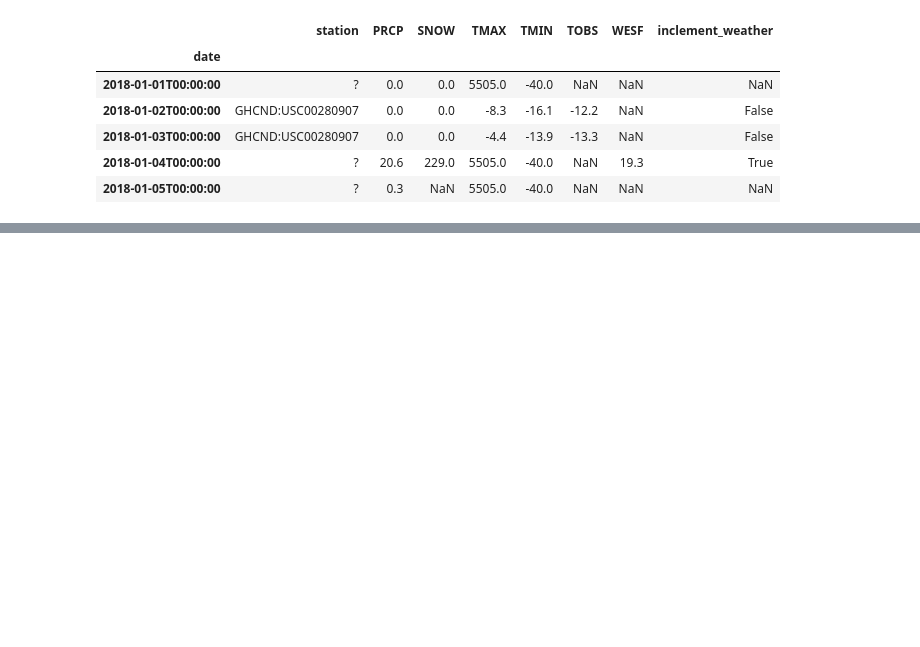
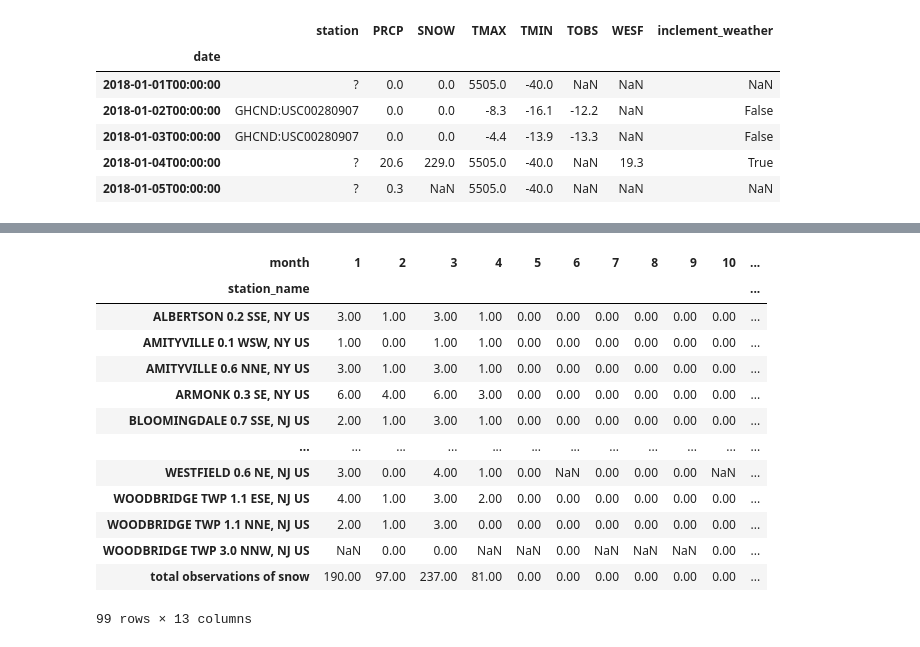
Before and after one commit to kspicer80/tutorials, a Jupyter notebook: hands_on_data_analysis_with_pandas/chapter_4_aggregating_data/chapter_4_notebook.ipynb, the cells around one changed output, grey strips where cells are left out. Cells and saved outputs as stored; diff of their text form; code cells hidden in the pictures; blank space fills up the shorter version.

```diff
--- a/hands_on_data_analysis_with_pandas/chapter_4_aggregating_data/chapter_4_notebook.ipynb
+++ b/hands_on_data_analysis_with_pandas/chapter_4_aggregating_data/chapter_4_notebook.ipynb
@@ -128,0 +416,7 @@ dirty_data.head()
+# %%
+fb = pd.read_csv('fb_2018.csv', index_col='date', parse_dates=True).assign(trading_volume=lambda x: pd.cut(x.volume, bins=3, labels=['low', 'med', 'high']))
+
+weather = pd.read_csv('weather_by_station.csv',index_col='date', parse_dates=True)
+# %%
+pd.set_option('display.float_format', lambda x: '%.2f' % x)
+fb.agg({'open': np.mean, 'high': np.max, 'low': np.min,'close': np.mean, 'volume': np.sum})
@@ -128,0 +577,18 @@ dirty_data.head()
+# %%
+snow_data = weather.query('datatype == "SNOW"')
+pd.crosstab(index=snow_data.station_name,columns=snow_data.index.month,colnames=['month'],values=snow_data.value,aggfunc=lambda x: (x > 0).sum(),margins=True, margins_name='total observations of snow')
+# %% [output]
+| month | 1 | 2 | 3 | 4 | 5 | 6 | 7 | 8 | 9 | 10 | ... |
+| station_name |  |  |  |  |  |  |  |  |  |  | ... |
+| ALBERTSON 0.2 SSE, NY US | 3.00 | 1.00 | 3.00 | 1.00 | 0.00 | 0.00 | 0.00 | 0.00 | 0.00 | 0.00 | ... |
+| AMITYVILLE 0.1 WSW, NY US | 1.00 | 0.00 | 1.00 | 1.00 | 0.00 | 0.00 | 0.00 | 0.00 | 0.00 | 0.00 | ... |
+| AMITYVILLE 0.6 NNE, NY US | 3.00 | 1.00 | 3.00 | 1.00 | 0.00 | 0.00 | 0.00 | 0.00 | 0.00 | 0.00 | ... |
+| ARMONK 0.3 SE, NY US | 6.00 | 4.00 | 6.00 | 3.00 | 0.00 | 0.00 | 0.00 | 0.00 | 0.00 | 0.00 | ... |
+| BLOOMINGDALE 0.7 SSE, NJ US | 2.00 | 1.00 | 3.00 | 1.00 | 0.00 | 0.00 | 0.00 | 0.00 | 0.00 | 0.00 | ... |
+| ... | ... | ... | ... | ... | ... | ... | ... | ... | ... | ... | ... |
+| WESTFIELD 0.6 NE, NJ US | 3.00 | 0.00 | 4.00 | 1.00 | 0.00 | NaN | 0.00 | 0.00 | 0.00 | NaN | ... |
+| WOODBRIDGE TWP 1.1 ESE, NJ US | 4.00 | 1.00 | 3.00 | 2.00 | 0.00 | 0.00 | 0.00 | 0.00 | 0.00 | 0.00 | ... |
+| WOODBRIDGE TWP 1.1 NNE, NJ US | 2.00 | 1.00 | 3.00 | 0.00 | 0.00 | 0.00 | 0.00 | 0.00 | 0.00 | 0.00 | ... |
+| WOODBRIDGE TWP 3.0 NNW, NJ US | NaN | 0.00 | 0.00 | NaN | NaN | 0.00 | NaN | NaN | NaN | 0.00 | ... |
+| total observations of snow | 190.00 | 97.00 | 237.00 | 81.00 | 0.00 | 0.00 | 0.00 | 0.00 | 0.00 | 0.00 | ... |
+99 rows × 13 columns
```
Also changed, not shown: parts of 78 cells of this notebook, 9 other files.
